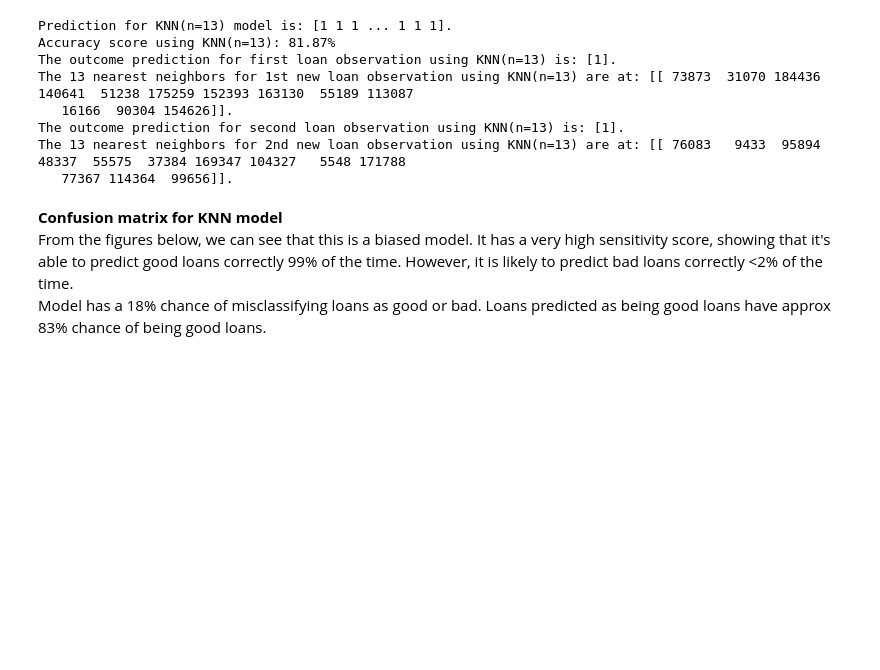
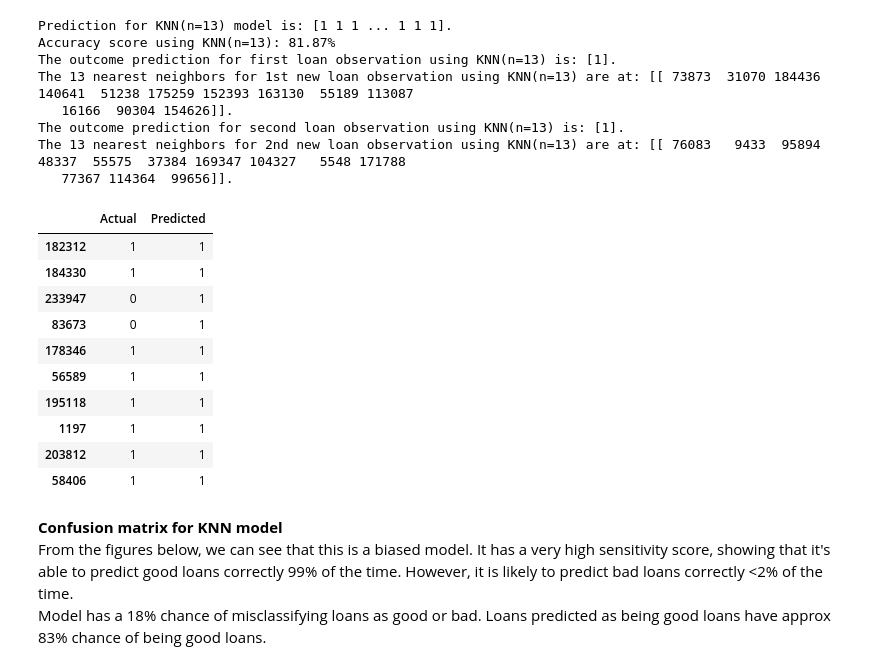
Before and after one commit to manieshablakey/loan-assessment-model, a Jupyter notebook: loan-credit.ipynb, the cells around one changed output. Saved outputs shown, nothing was run; the diff lists cells and outputs as text; code cells hidden in the pictures; blank space fills up the shorter version.

```diff
--- a/loan-credit.ipynb
+++ b/loan-credit.ipynb
@@ -1064,6 +1064,22 @@ The 13 nearest neighbors for 1st new loan observation using KNN(n=13) are at: [[
 The outcome prediction for second loan observation using KNN(n=13) is: [1].
 The 13 nearest neighbors for 2nd new loan observation using KNN(n=13) are at: [[ 76083   9433  95894  48337  55575  37384 169347 104327   5548 171788
    77367 114364  99656]].
+# %%
+#compare actual values to those predicted by the KNN(n=13) model.
+df_knn = pd.DataFrame({"Actual": y_test, "Predicted": y_pred})
+df_knn.sample(n=10)
+# %% [output]
+|  | Actual | Predicted |
+| 182312 | 1 | 1 |
+| 184330 | 1 | 1 |
+| 233947 | 0 | 1 |
+| 83673 | 0 | 1 |
+| 178346 | 1 | 1 |
+| 56589 | 1 | 1 |
+| 195118 | 1 | 1 |
+| 1197 | 1 | 1 |
+| 203812 | 1 | 1 |
+| 58406 | 1 | 1 |
 # %% [markdown]
 **Confusion matrix for KNN model**<br>
 From the figures below, we can see that this is a biased model. It has a very high sensitivity score, showing that it's able to predict good loans correctly 99% of the time. However, it is likely to predict bad loans correctly <2% of the time.<br>Model has a 18% chance of misclassifying loans as good or bad. Loans predicted as being good loans have approx 83% chance of being good loans.
```
Also changed, not shown: parts of 5 cells of this notebook.
